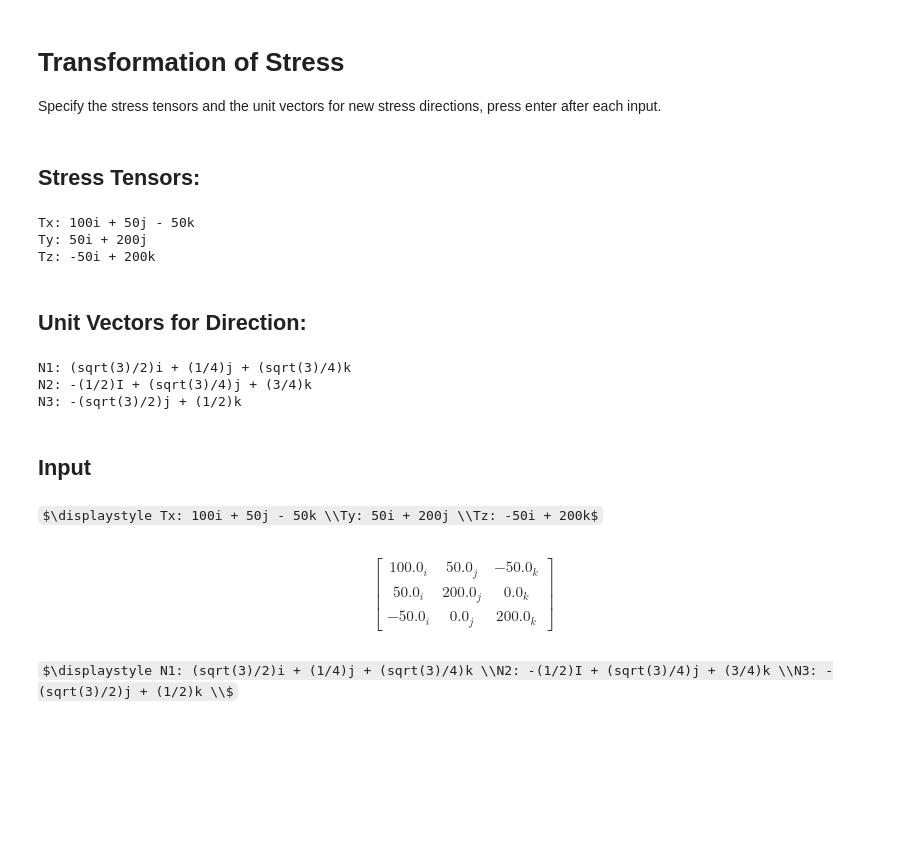
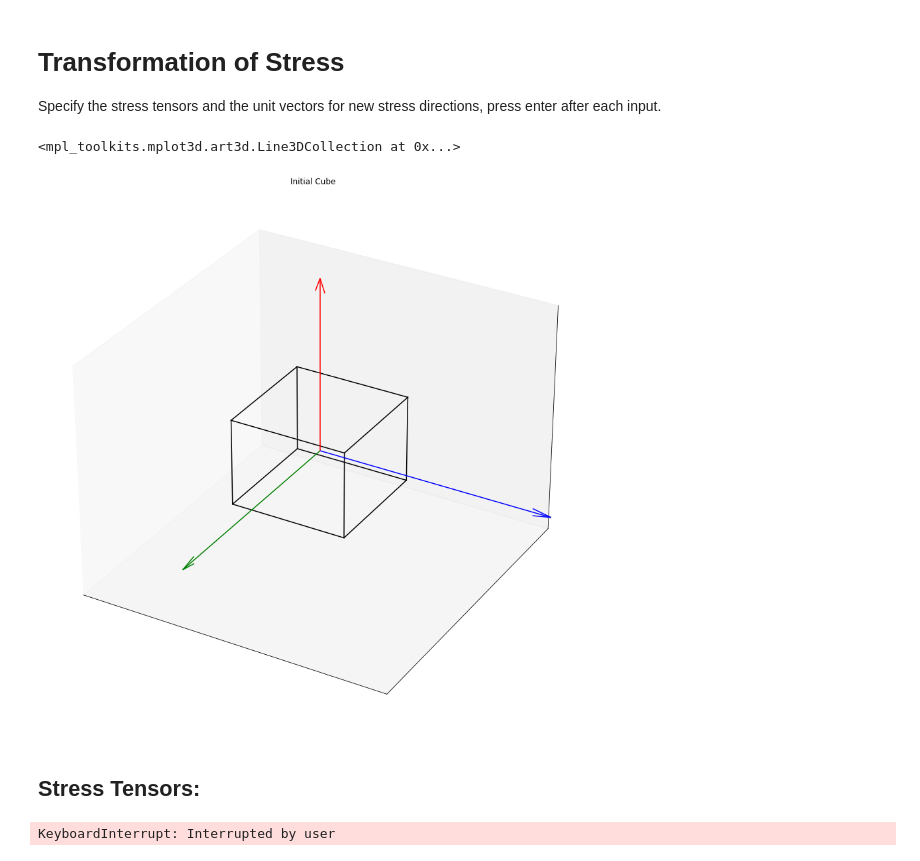
Before and after one commit to raulcodes/nedim-stress-tensors, a Jupyter notebook: Stress Tensors.ipynb, the cells around one changed output. Drawn from its saved outputs; the diff is of its cells as text; code cells hidden in the pictures; some formulas as TeX source; blank space fills up the shorter version.

Commit message:
feat: move cube to top, try to hide code cells

```diff
--- a/Stress Tensors.ipynb
+++ b/Stress Tensors.ipynb
@@ -2,6 +2,29 @@
 # Transformation of Stress
 
 Specify the stress tensors and the unit vectors for new stress directions, press enter after each input.
+# %%
+from itertools import product, combinations
+import matplotlib.pyplot as plt
+
+fig = plt.figure(figsize=(15, 15))
+ax = fig.add_subplot(111, projection='3d')
+r = [-1, 1]
+for s, e in combinations(np.array(list(product(r, r, r))), 2):
+   if np.sum(np.abs(s - e)) == r[1]-r[0]:
+      ax.plot3D(*zip(s, e), color="black")
+ax.set_title("Initial Cube")
+ax.set_yticks([])
+ax.set_xticks([])
+ax.set_zticks([])
+ax.set_ymargin(0.8)
+ax.set_xmargin(0.8)
+ax.set_zmargin(0.8)
+ax.quiver(0, 0, 0, 1, 0, 0, length=4, arrow_length_ratio=.08, color="blue")
+ax.quiver(0, 0, 0, 0, -1, 0, length=4, arrow_length_ratio=.08, color="green")
+ax.quiver(0, 0, 0, 0, 0, 1, length=4, arrow_length_ratio=.08, color="red")
+# %% [output]
+<mpl_toolkits.mplot3d.art3d.Line3DCollection at 0x...>
+[figure, added]
 # %%
 from IPython.display import display, Markdown, Math, Latex
 import numpy as np
@@ -49,7 +72,6 @@ display(Latex(r"""\begin{{bmatrix}}
 \end{{bmatrix}}""".format(ist[0][0], ist[0][1], ist[0][2], ist[1][0], ist[1][1], ist[1][2], ist[2][0], ist[2][1], ist[2][2])))
 display(Math(r"N1: {} \\N2: {} \\N3: {} \\".format(N1, N2, N3)))
 
-
 """
 At this point, we have a few values:
 initial_stress_tensor - a 2-dimensional array of values that represents a 3x3 stress tensor matrix. e.g.,
@@ -61,18 +83,4 @@ three unit vectors (N1, N2, N3)
 """
 # %% [output]
 ## Stress Tensors:
-Tx: 100i + 50j - 50k
-Ty: 50i + 200j
-Tz: -50i + 200k
+KeyboardInterrupt: Interrupted by user
-## Unit Vectors for Direction:
-N1: (sqrt(3)/2)i + (1/4)j + (sqrt(3)/4)k
-N2: -(1/2)I + (sqrt(3)/4)j + (3/4)k
-N3: -(sqrt(3)/2)j + (1/2)k
-## Input
-$\displaystyle Tx: 100i + 50j - 50k \\Ty: 50i + 200j \\Tz: -50i + 200k$
-\begin{bmatrix}
-    100.0_i & 50.0_j & -50.0_k \\
-    50.0_i & 200.0_j & 0.0_k \\
-    -50.0_i & 0.0_j & 200.0_k
-\end{bmatrix}
-$\displaystyle N1: (sqrt(3)/2)i + (1/4)j + (sqrt(3)/4)k \\N2: -(1/2)I + (sqrt(3)/4)j + (3/4)k \\N3: -(sqrt(3)/2)j + (1/2)k \\$
```
Also changed, not shown: 1 other file.
